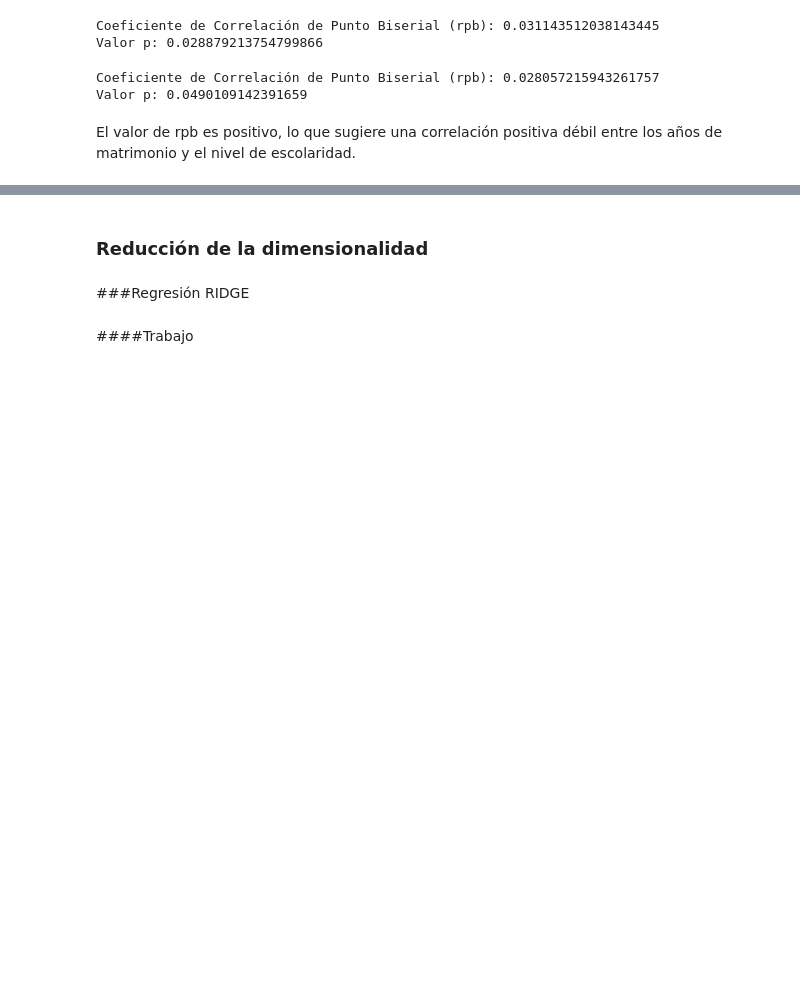
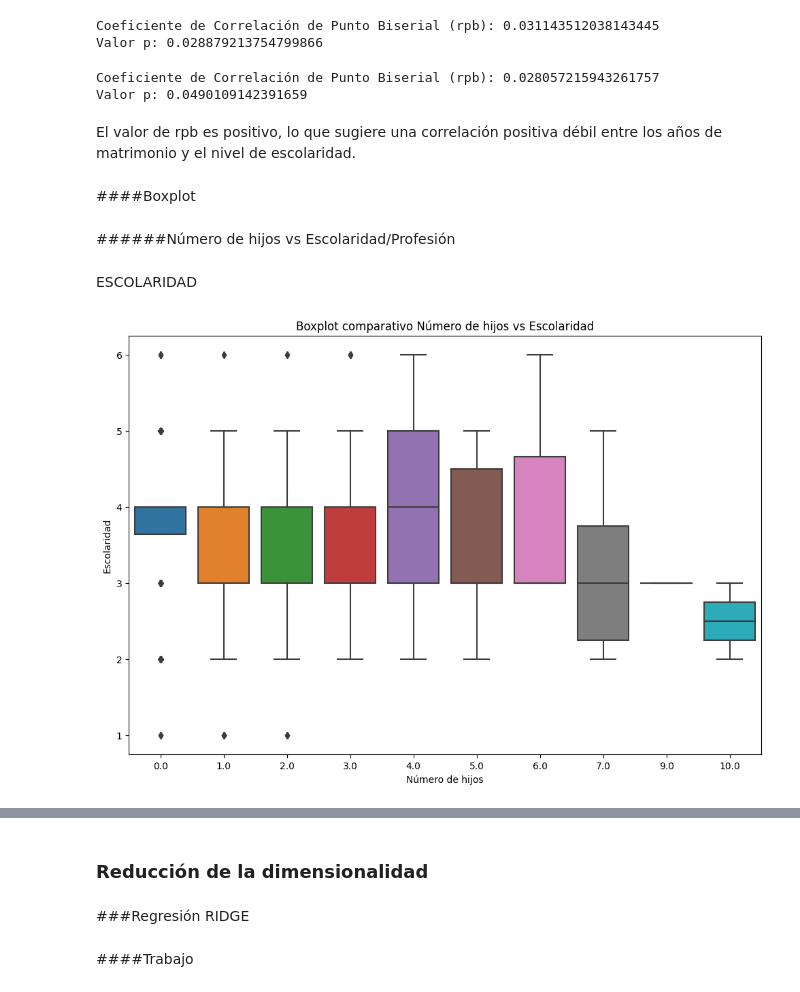
Before and after one commit to Laupots/SegundaEntregaPotesMartinez, a Jupyter notebook: Segunda_Entrega_Potes_Martinez.ipynb, the cells around one changed output, grey strips where cells are left out. Drawn from its saved outputs; the diff is of its cells as text; code cells hidden in the pictures; blank space fills up the shorter version.

```diff
--- a/Segunda_Entrega_Potes_Martinez.ipynb
+++ b/Segunda_Entrega_Potes_Martinez.ipynb
@@ -1039,3 +1039,20 @@ Coeficiente de Correlación de Punto Biserial (rpb): 0.028057215943261757
 Valor p: 0.0490109142391659
 # %% [markdown]
 El valor de rpb es positivo, lo que sugiere una correlación positiva débil entre los años de matrimonio y el nivel de escolaridad.
+# %% [markdown]
+####Boxplot
+# %% [markdown]
+######Número de hijos vs Escolaridad/Profesión
+# %% [markdown]
+ESCOLARIDAD
+# %%
+plt.figure(figsize=(12, 8))
+
+sns.boxplot(x=Divorcio["Num_Hijos"], y=Divorcio["Ella_Escolaridad"])
+plt.title('Boxplot comparativo Número de hijos vs Escolaridad')
+plt.xlabel('Número de hijos')
+plt.ylabel('Escolaridad')
+
+plt.show()
+# %% [output]
+[figure, added]
```
Also changed, not shown: parts of 8 cells of this notebook.
